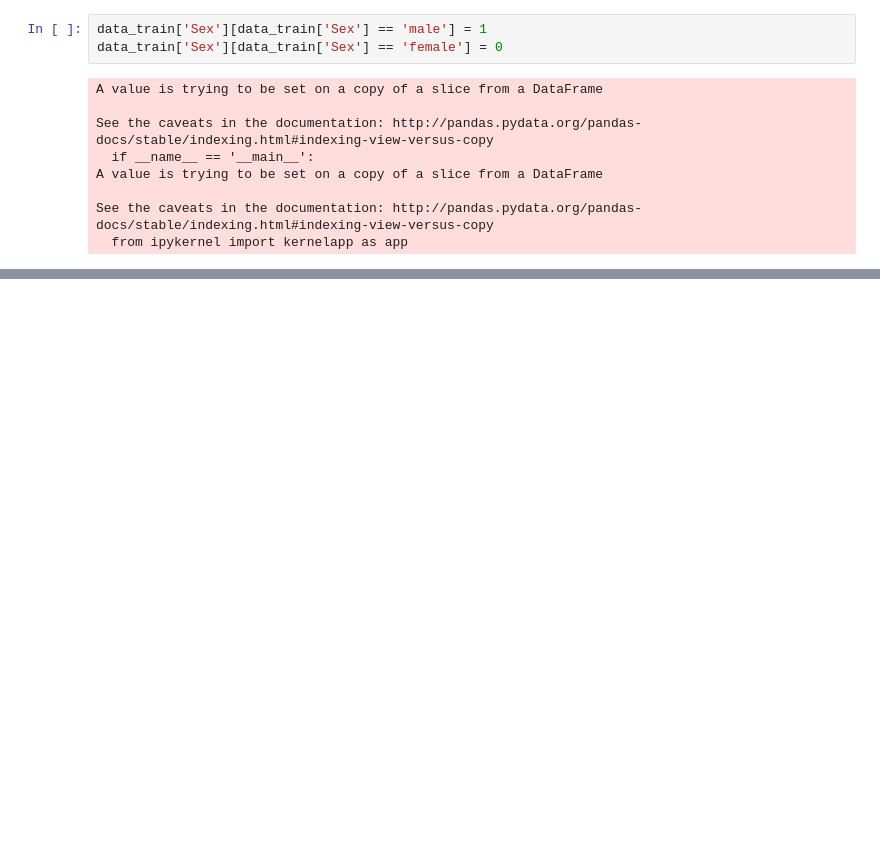
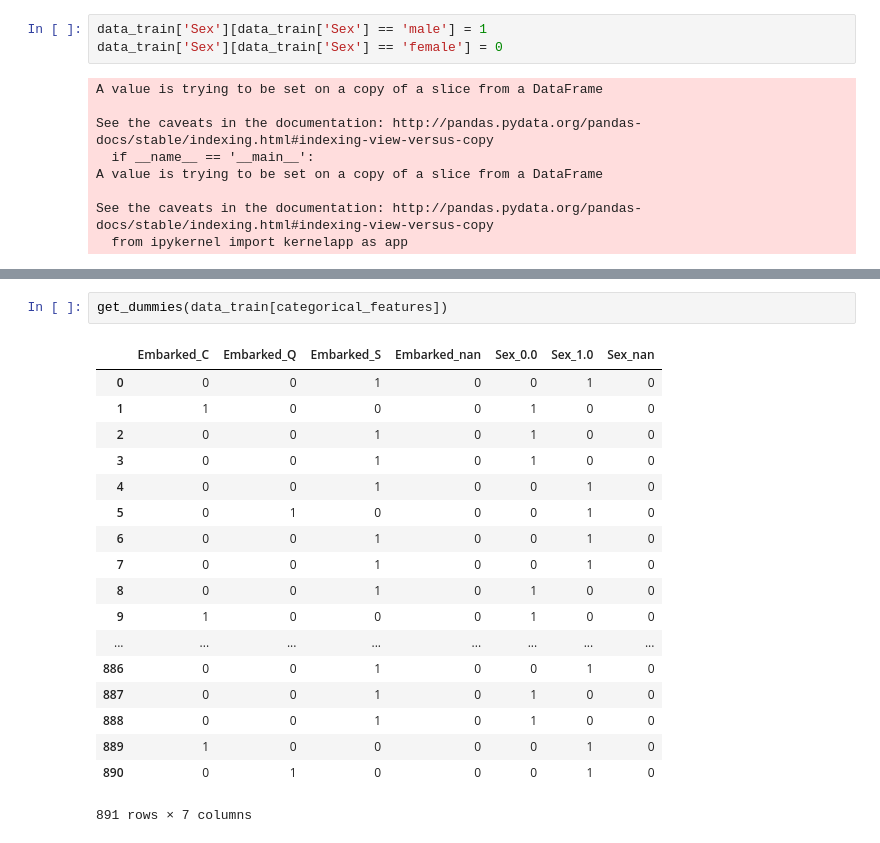
Before and after one commit to ELYSE-5/initiation-ML, a Jupyter notebook: notebook/Get the Data (A New Hope).ipynb, the cells around one changed output, grey strips where cells are left out. Drawn from its saved outputs; the diff is of its cells as text; blank space fills up the shorter version.

```diff
--- a/notebook/Get the Data (A New Hope).ipynb
+++ b/notebook/Get the Data (A New Hope).ipynb
@@ -171,0 +167,21 @@ data_train
+# %%
+get_dummies(data_train[categorical_features])
+# %% [output]
+|  | Embarked_C | Embarked_Q | Embarked_S | Embarked_nan | Sex_0.0 | Sex_1.0 | Sex_nan |
+| 0 | 0 | 0 | 1 | 0 | 0 | 1 | 0 |
+| 1 | 1 | 0 | 0 | 0 | 1 | 0 | 0 |
+| 2 | 0 | 0 | 1 | 0 | 1 | 0 | 0 |
+| 3 | 0 | 0 | 1 | 0 | 1 | 0 | 0 |
+| 4 | 0 | 0 | 1 | 0 | 0 | 1 | 0 |
+| 5 | 0 | 1 | 0 | 0 | 0 | 1 | 0 |
+| 6 | 0 | 0 | 1 | 0 | 0 | 1 | 0 |
+| 7 | 0 | 0 | 1 | 0 | 0 | 1 | 0 |
+| 8 | 0 | 0 | 1 | 0 | 1 | 0 | 0 |
+| 9 | 1 | 0 | 0 | 0 | 1 | 0 | 0 |
+| ... | ... | ... | ... | ... | ... | ... | ... |
+| 886 | 0 | 0 | 1 | 0 | 0 | 1 | 0 |
+| 887 | 0 | 0 | 1 | 0 | 1 | 0 | 0 |
+| 888 | 0 | 0 | 1 | 0 | 1 | 0 | 0 |
+| 889 | 1 | 0 | 0 | 0 | 0 | 1 | 0 |
+| 890 | 0 | 1 | 0 | 0 | 0 | 1 | 0 |
+891 rows × 7 columns
```
Also changed, not shown: parts of 4 cells of this notebook, 1 other file.
